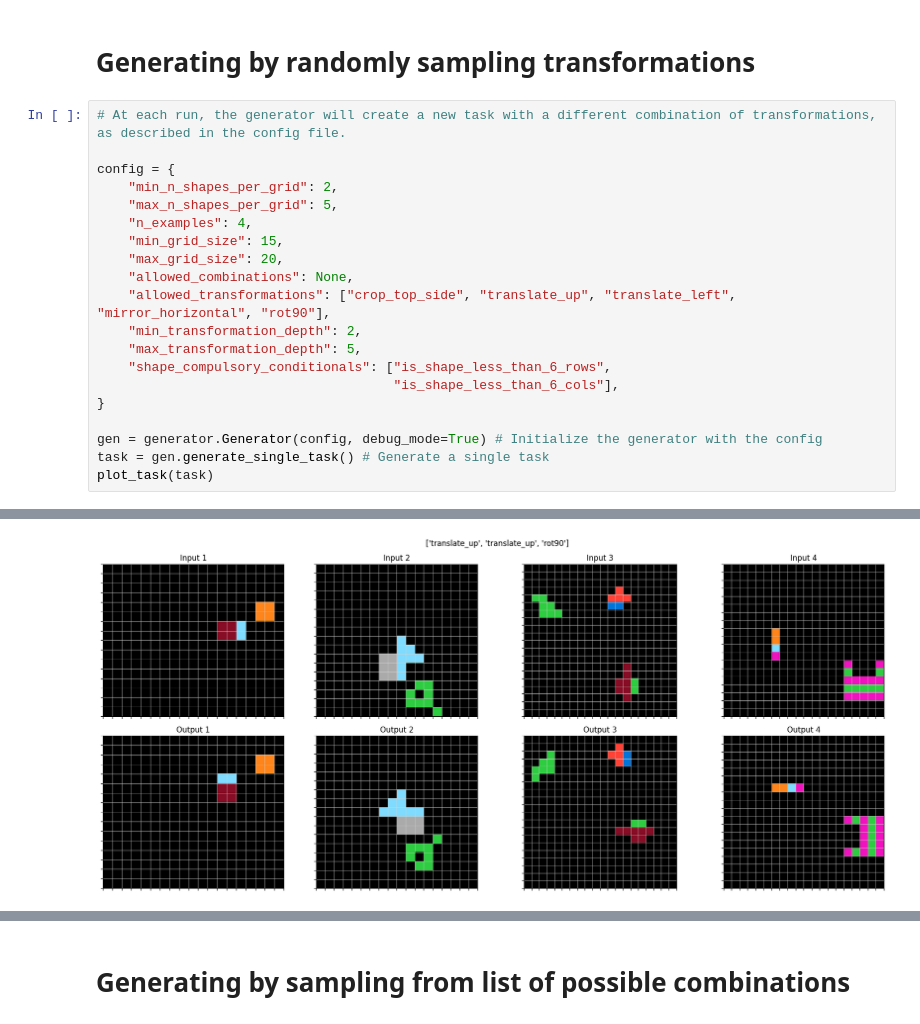
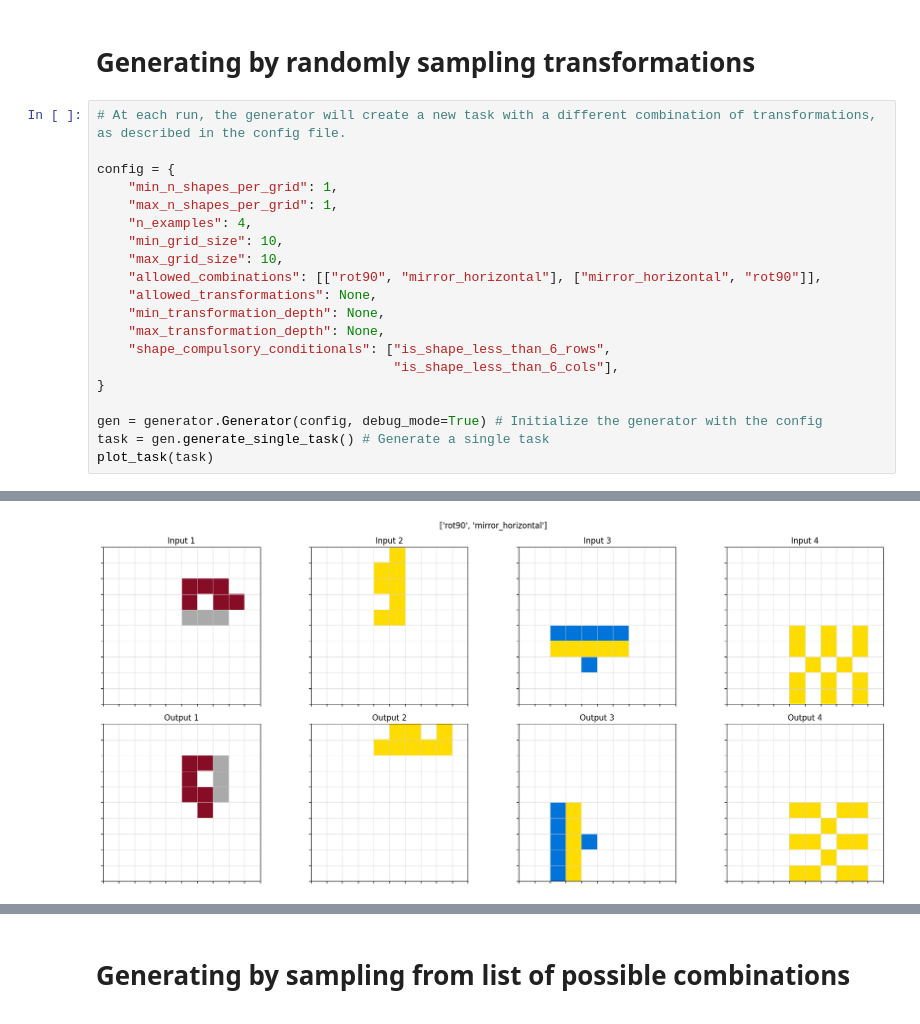
Before and after one commit to ktroyan/COGITAO, a Jupyter notebook: demo.ipynb, the cells around one changed output, grey strips where cells are left out. Drawn from its saved outputs; the diff is of its cells as text.

```diff
--- a/demo.ipynb
+++ b/demo.ipynb
@@ -14,15 +11,15 @@ The autoreload extension is already loaded. To reload it, use:
 # At each run, the generator will create a new task with a different combination of transformations, as described in the config file.
 
 config = {
-    "min_n_shapes_per_grid": 2,
-    "max_n_shapes_per_grid": 5,
+    "min_n_shapes_per_grid": 1,
+    "max_n_shapes_per_grid": 1,
     "n_examples": 4,
-    "min_grid_size": 15,
-    "max_grid_size": 20,
-    "allowed_combinations": None,
-    "allowed_transformations": ["crop_top_side", "translate_up", "translate_left", "mirror_horizontal", "rot90"],
-    "min_transformation_depth": 2,
-    "max_transformation_depth": 5,
+    "min_grid_size": 10,
+    "max_grid_size": 10,
+    "allowed_combinations": [["rot90", "mirror_horizontal"], ["mirror_horizontal", "rot90"]],
+    "allowed_transformations": None,
+    "min_transformation_depth": None,
+    "max_transformation_depth": None,
     "shape_compulsory_conditionals": ["is_shape_less_than_6_rows",
                                       "is_shape_less_than_6_cols"],
 }
@@ -35 +32 @@ Can not convert this pc into a grid of size (100, 100)
-[figure, old version]
+[figure, new version]
```
Also changed, not shown: parts of 3 cells of this notebook, 5 other files.
